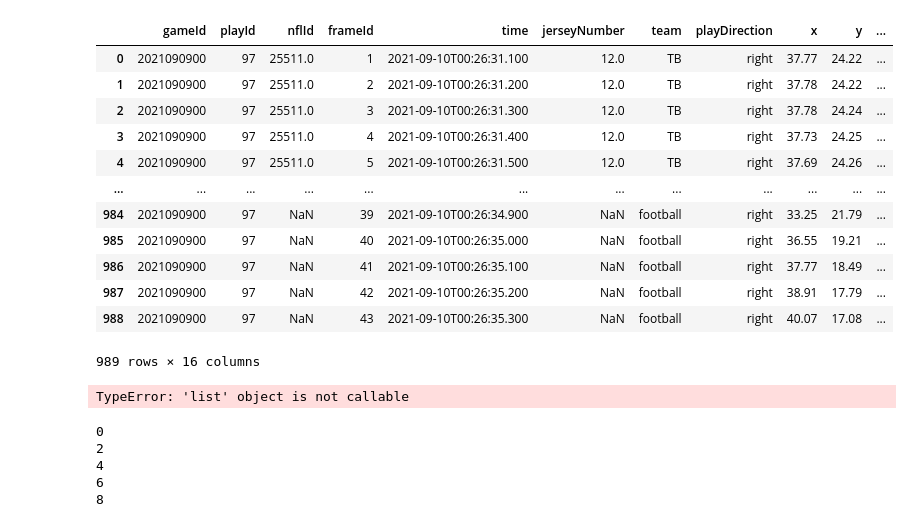
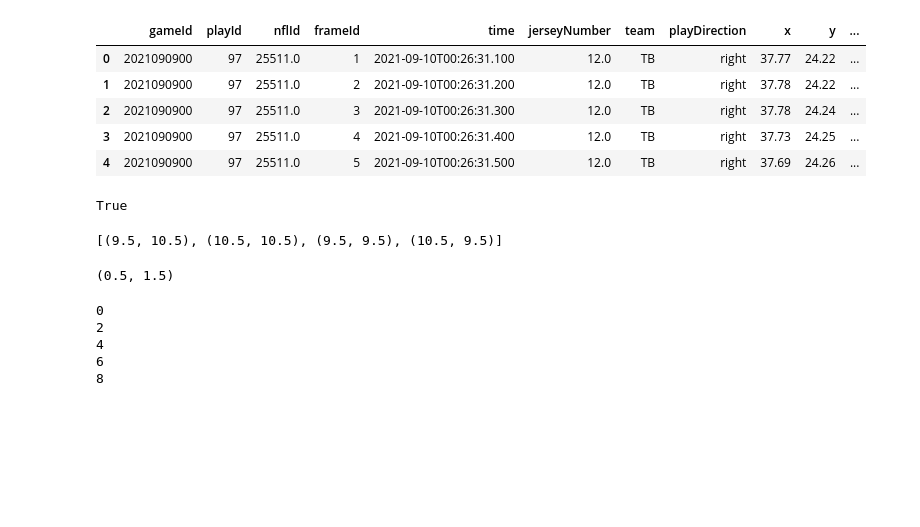
Before and after one commit to mcachosoblechero/MagicNFL, a Jupyter notebook: exploration/field_squares.ipynb, the cells around one changed output. Drawn from its saved outputs; the diff is of its cells as text; code cells hidden in the pictures; blank space fills up the shorter version.

Commit message:
field_square and football_field
field_square and football_field objects, and basic unit tests. Plus, some underlying directory structure

```diff
--- a/exploration/field_squares.ipynb
+++ b/exploration/field_squares.ipynb
@@ -22,20 +14,14 @@ os.listdir()
 # %%
 (pd.read_csv("input/week1.csv")
    .query('(gameId==2021090900) & (playId==97)')
+   .head()
 )
 # %% [output]
 |  | gameId | playId | nflId | frameId | time | jerseyNumber | team | playDirection | x | y | ... |
 | 0 | 2021090900 | 97 | 25511.0 | 1 | 2021-09-10T00:26:31.100 | 12.0 | TB | right | 37.77 | 24.22 | ... |
 | 1 | 2021090900 | 97 | 25511.0 | 2 | 2021-09-10T00:26:31.200 | 12.0 | TB | right | 37.78 | 24.22 | ... |
 | 2 | 2021090900 | 97 | 25511.0 | 3 | 2021-09-10T00:26:31.300 | 12.0 | TB | right | 37.78 | 24.24 | ... |
 | 3 | 2021090900 | 97 | 25511.0 | 4 | 2021-09-10T00:26:31.400 | 12.0 | TB | right | 37.73 | 24.25 | ... |
 | 4 | 2021090900 | 97 | 25511.0 | 5 | 2021-09-10T00:26:31.500 | 12.0 | TB | right | 37.69 | 24.26 | ... |
-| ... | ... | ... | ... | ... | ... | ... | ... | ... | ... | ... | ... |
-| 984 | 2021090900 | 97 | NaN | 39 | 2021-09-10T00:26:34.900 | NaN | football | right | 33.25 | 21.79 | ... |
-| 985 | 2021090900 | 97 | NaN | 40 | 2021-09-10T00:26:35.000 | NaN | football | right | 36.55 | 19.21 | ... |
-| 986 | 2021090900 | 97 | NaN | 41 | 2021-09-10T00:26:35.100 | NaN | football | right | 37.77 | 18.49 | ... |
-| 987 | 2021090900 | 97 | NaN | 42 | 2021-09-10T00:26:35.200 | NaN | football | right | 38.91 | 17.79 | ... |
-| 988 | 2021090900 | 97 | NaN | 43 | 2021-09-10T00:26:35.300 | NaN | football | right | 40.07 | 17.08 | ... |
-989 rows × 16 columns
 # %%
 class field_square:
@@ -69,5 +51,15 @@ class field_square:
+# %%
+type((1,1)) is tuple
+# %% [output]
+True
+# %%
+test=field_square((10,10), 1)
+test.set_square_corners()
+test.square_corners
+# %% [output]
+[(9.5, 10.5), (10.5, 10.5), (9.5, 9.5), (10.5, 9.5)]
 # %%
-class field(field_square):
+class football_field(field_square):
     """ Choosing to set the lims NOT as the center points, but as the entire area of the field that must be covered
     I think it will be more straight forward to feed the data in this way"""
 
@@ -80,23 +72,26 @@ class field(field_square):
         self.units=units
 
     def set_field_squares(self):
-        corners = [list(range(field_1.xlims[0],field_1.xlims[1], self.side_length)),
-                   list(range(field_1.ylims[0],field_1.ylims[1], self.side_length))]
+        x_range=np.arange (self.xlims[0], self.xlims[1], self.side_length)
+        y_range=np.arange (self.ylims[0], self.ylims[1], self.side_length)
 
         field_squares=[]
-        for bottom_left_corner in itertools.product(corners):
-            center=(bottom_left_corner[0]+self.side_length/2,
-                    bottom_left_corner[1]+self.side_length/2)
 
-            tmp = field_square(center, self.side_length)
-            tmp = tmp.set_square_corners()
+        # x,y defines the bottom-left corner
+        for x, y in [(x,y) for x in x_range for y in y_range]:
+            center=(x+self.side_length/2, y+self.side_length/2)
+            tmp=field_square(center, self.side_length)
+            tmp.set_square_corners()
             field_squares.append(tmp)
 
-field_1=field((0,20), (0, 15), 1)
+        self.field_squares=field_squares
+
+field_1=football_field((0,20), (0, 15), 1)
 
 field_1.set_field_squares()
+field_1.field_squares[1].center
 # %% [output]
-TypeError: 'list' object is not callable
+(0.5, 1.5)
 # %%
 for i in range(0, 10, 2):
     print(i)
```
Also changed, not shown: parts of 4 cells of this notebook, 5 other files.
